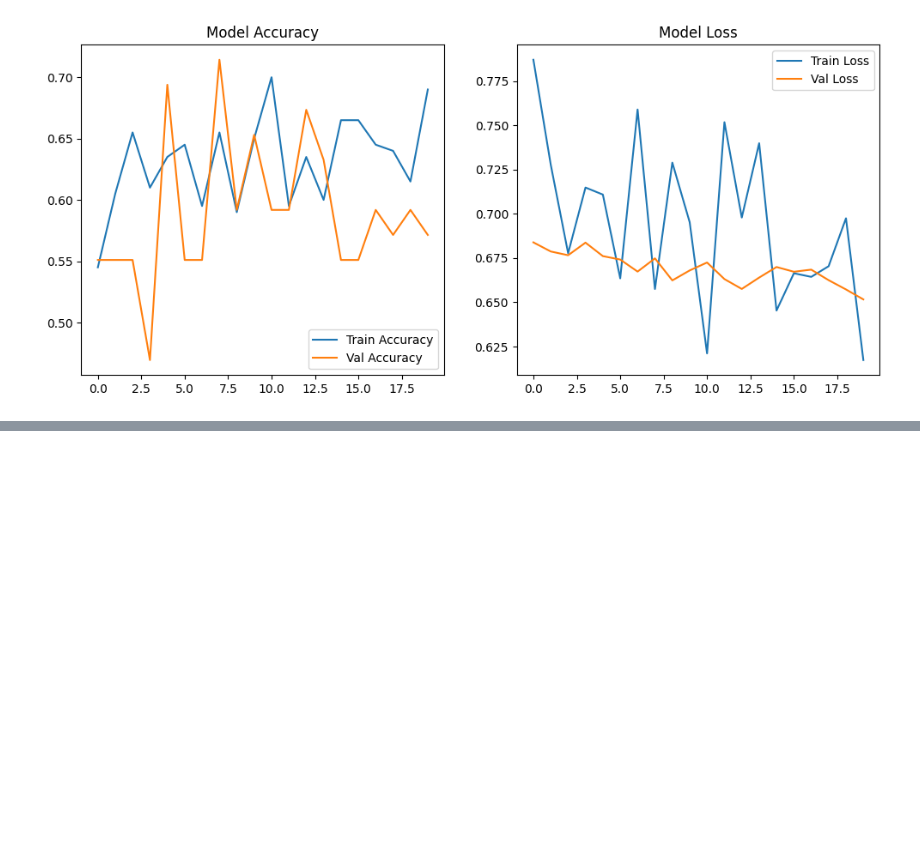
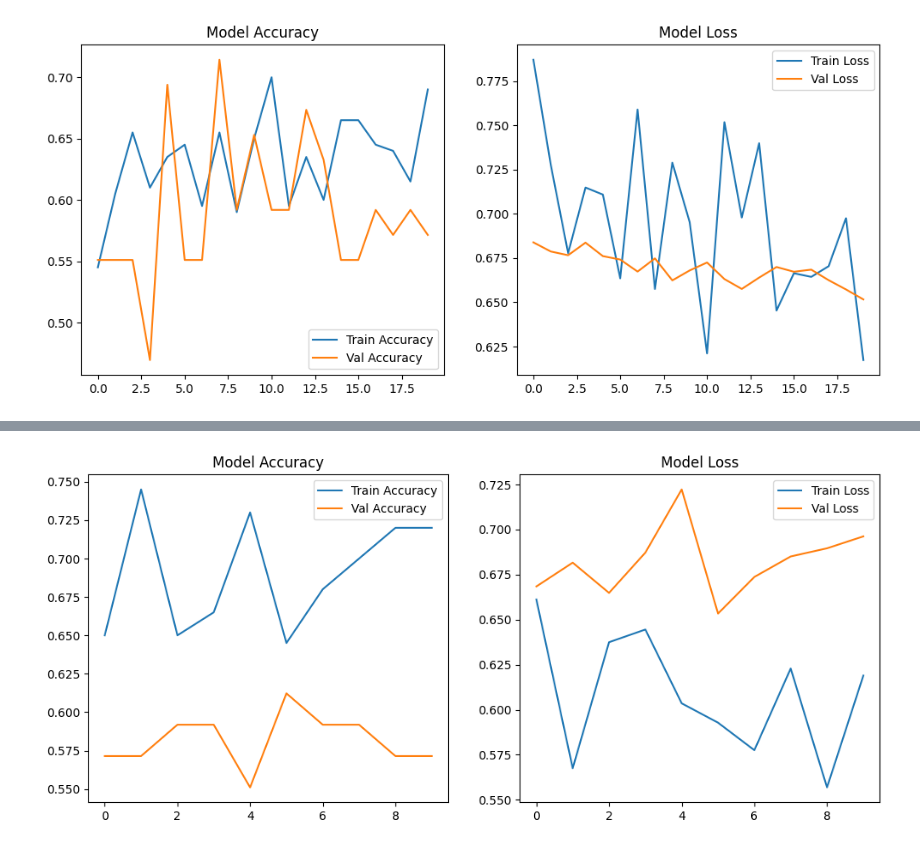
Before and after one commit to ajaykrixna/Dyspraxia-Prediction, a Jupyter notebook: dyspraxia_model.ipynb, the cells around one changed output, grey strips where cells are left out. Cells and saved outputs as stored; diff of their text form; code cells hidden in the pictures; blank space fills up the shorter version.

```diff
--- a/dyspraxia_model.ipynb
+++ b/dyspraxia_model.ipynb
@@ -186,0 +211,25 @@ plt.show()
+# %%
+early_stop = EarlyStopping(
+    monitor="val_loss",
+    patience=4,
+    restore_best_weights=True,
+    verbose=1
+)
+
+lr_scheduler = ReduceLROnPlateau(
+    monitor="val_loss",
+    factor=0.3,
+    patience=2,
+    min_lr=1e-6,
+    verbose=1
+)
+
+callbacks = [early_stop, lr_scheduler]
+# %%
+history_fine = model.fit(
+    train_gen,
+    validation_data=val_gen,
+    epochs=10,
+    class_weight=class_weights,
+    callbacks=callbacks
+)
@@ -186,0 +254,20 @@ plt.show()
+# %%
+plt.figure(figsize=(12,5))
+
+# Accuracy
+plt.subplot(1,2,1)
+plt.plot(history_fine.history['accuracy'], label='Train Accuracy')
+plt.plot(history_fine.history['val_accuracy'], label='Val Accuracy')
+plt.legend()
+plt.title('Model Accuracy')
+
+# Loss
+plt.subplot(1,2,2)
+plt.plot(history_fine.history['loss'], label='Train Loss')
+plt.plot(history_fine.history['val_loss'], label='Val Loss')
+plt.legend()
+plt.title('Model Loss')
+
+plt.show()
+# %% [output]
+[figure, added]
```
Also changed, not shown: parts of 4 cells of this notebook.
